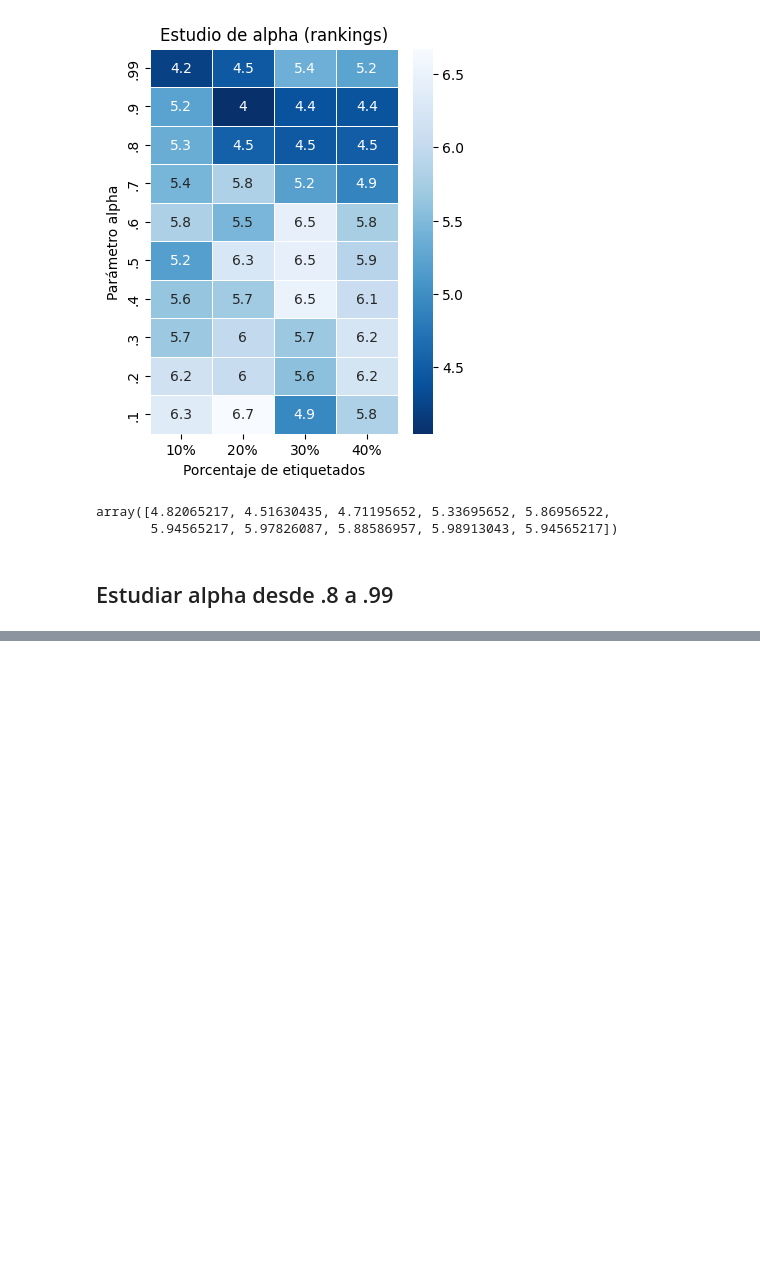
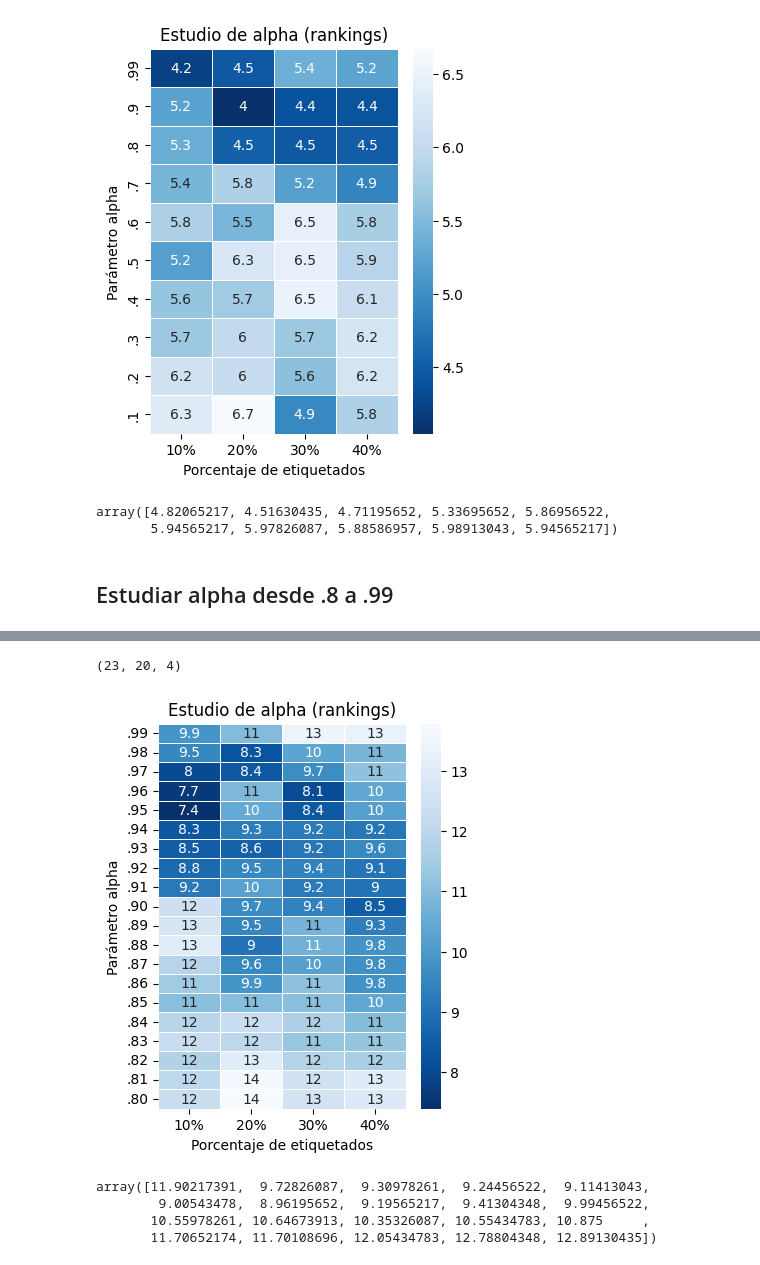
Before and after one commit to dmacha27/TFM-VIU, a Jupyter notebook: metodos/GSSL/experimentos/estudio_lgc.ipynb, the cells around one changed output, grey strips where cells are left out. Cells and saved outputs as stored; diff of their text form; code cells hidden in the pictures; blank space fills up the shorter version.

Commit message:
Estudio de alpha finalizado

```diff
--- a/metodos/GSSL/experimentos/estudio_lgc.ipynb
+++ b/metodos/GSSL/experimentos/estudio_lgc.ipynb
@@ -60,6 +60,13 @@ array([4.82065217, 4.51630435, 4.71195652, 5.33695652, 5.86956522,
 # %% [markdown]
 ## Estudiar alpha desde .8 a .99
 # %%
-for name in names:
+ya_ejecutados = []
+
+for filename in os.listdir(f"lgc_alpha/8-99"):
+    ya_ejecutados.append(os.path.splitext(filename)[0])
+
+faltan = list(set(names) - set(ya_ejecutados))
+print(faltan)
+for name in faltan:
     estudio_lgc_alpha(name, alpha_values=list(np.arange(.8,1,.01)), parallel=True, path="../experimentos/lgc_alpha/8-99/{}.npy")
 # %% [output]
@@ -78,12 +97,24 @@ for filename in os.listdir(f"lgc_alpha/8-99"):
 
 all_matrix_8_99 = np.array(all_matrix_8_99)
 print(all_matrix_8_99.shape)
+# %% [output]
+(23, 20, 4)
 # %%
 all_rankings_8_99 = []
-for a in all_rankings_8_99:
+for a in all_matrix_8_99:
     all_rankings_8_99.append(rankdata(-a, axis=0))
 
 mean_rankings_8_99 = np.mean(all_rankings_8_99, axis=0)
 alpha_heatmap(mean_rankings_8_99, "Estudio de alpha (rankings)", more_better=False,
-              w_labels=['.80', '.81', '.82', '.83', '.84', '.85', '.86', '.87', '.88', '.89',
-                        '.90', '.91', '.92', '.93', '.94', '.95', '.96', '.97', '.98', '.99'])
+              w_labels=['.99', '.98', '.97', '.96', '.95', '.94', '.93', '.92', '.91', '.90',
+                        '.89', '.88', '.87', '.86', '.85', '.84', '.83', '.82', '.81', '.80']
+              )
+# %% [output]
+[figure, added]
+# %%
+np.mean(mean_rankings_8_99, axis=1)
+# %% [output]
+array([11.90217391,  9.72826087,  9.30978261,  9.24456522,  9.11413043,
+        9.00543478,  8.96195652,  9.19565217,  9.41304348,  9.99456522,
+       10.55978261, 10.64673913, 10.35326087, 10.55434783, 10.875     ,
+       11.70652174, 11.70108696, 12.05434783, 12.78804348, 12.89130435])
```
Also changed, not shown: parts of 1 cell of this notebook, 12 other files.
